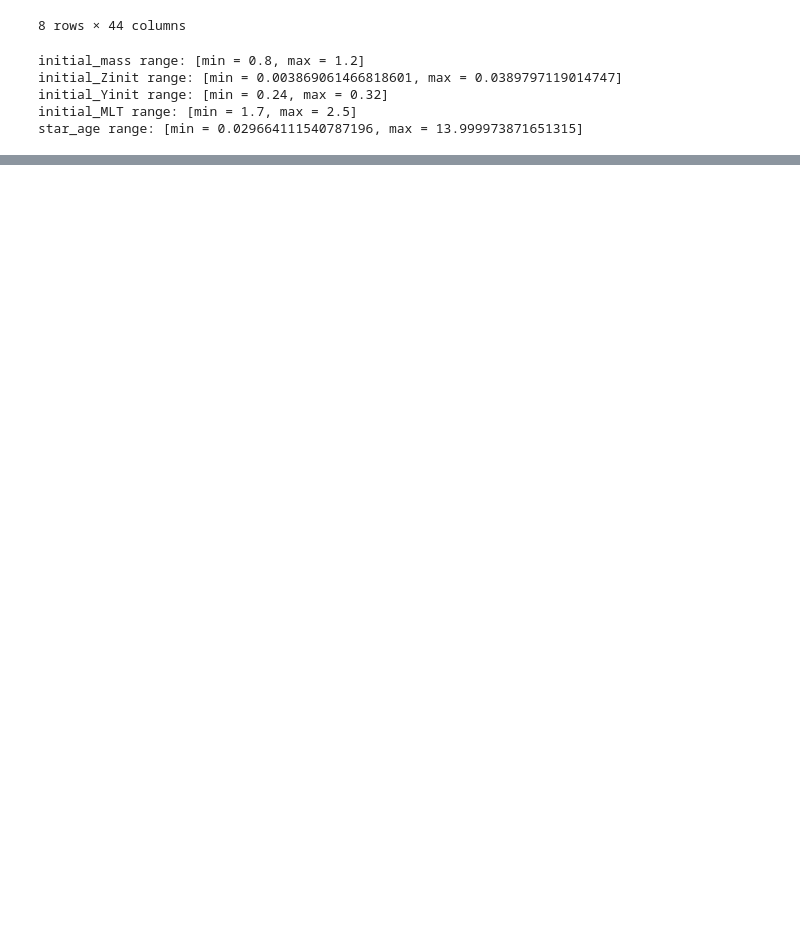
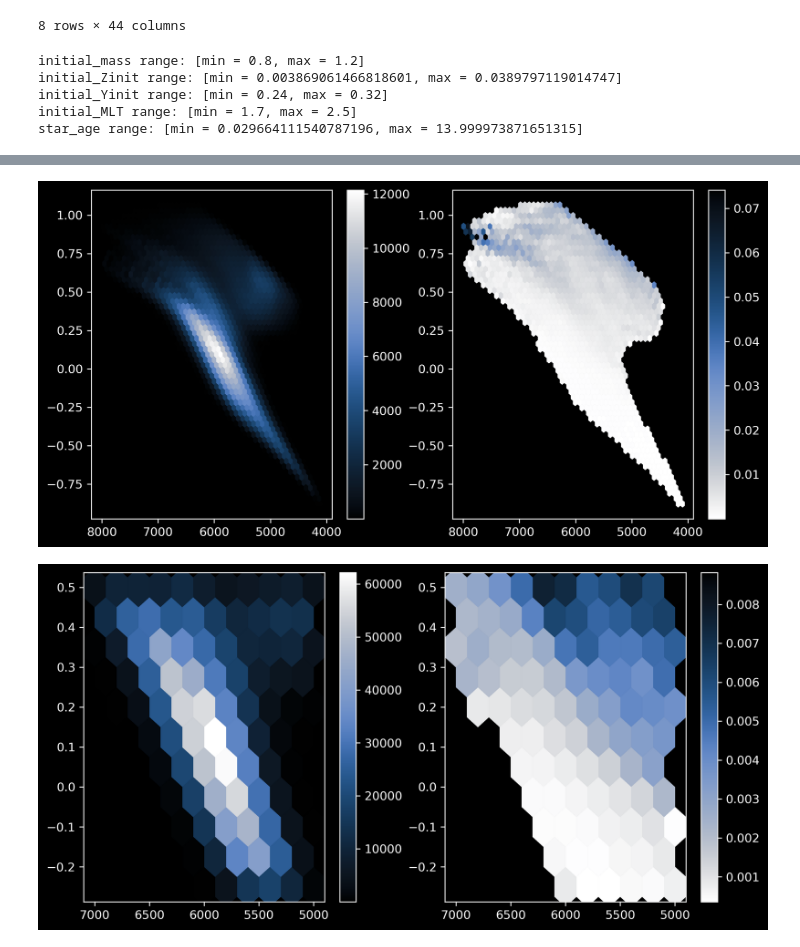
Before and after one commit to ojscutt/ultranest-pitchfork, a Jupyter notebook: tasc-poster.ipynb, the cells around one changed output, grey strips where cells are left out. Cells and saved outputs as stored; diff of their text form; code cells hidden in the pictures; blank space fills up the shorter version.

```diff
--- a/tasc-poster.ipynb
+++ b/tasc-poster.ipynb
@@ -140,0 +141,40 @@ comparison_hex(df_crop, col_to_test, gridsize=100)
+# %%
+def comparison_hex(df, output, gridsize=100):
+    fig, (ax1, ax2) = plt.subplots(1, 2, figsize=(10, 5), dpi=300)
+
+    hex1 = ax1.hexbin(
+        df["calc_effective_T"],
+        np.log10(df["luminosity"]),
+        cmap=cm.oslo,
+        gridsize=gridsize,
+        mincnt=1,
+        linewidths=0.2,
+    )
+    fig.colorbar(hex1)
+    ax1.invert_xaxis()
+
+    hex2 = ax2.hexbin(
+        df["calc_effective_T"],
+        np.log10(df["luminosity"]),
+        C=df["resid_" + output],
+        cmap=cm.oslo_r,
+        gridsize=gridsize,
+        mincnt=2,
+        linewidths=0.2,
+        reduce_C_function=scipy.stats.median_abs_deviation,
+    )
+    fig.colorbar(hex2)
+    ax2.invert_xaxis()
+
+
+col_to_test = "luminosity"
+
+comparison_hex(df, col_to_test, gridsize=50)
+
+df_crop = df[df["calc_effective_T"].between(5000, 7000)]
+df_crop = df_crop[df_crop["luminosity"].between(10 ** (-0.25), 10 ** (0.5))]
+
+comparison_hex(df_crop, col_to_test, gridsize=10)
+# %% [output]
+[figure, added]
+[figure, added]
```
Also changed, not shown: parts of 1 cell of this notebook.
